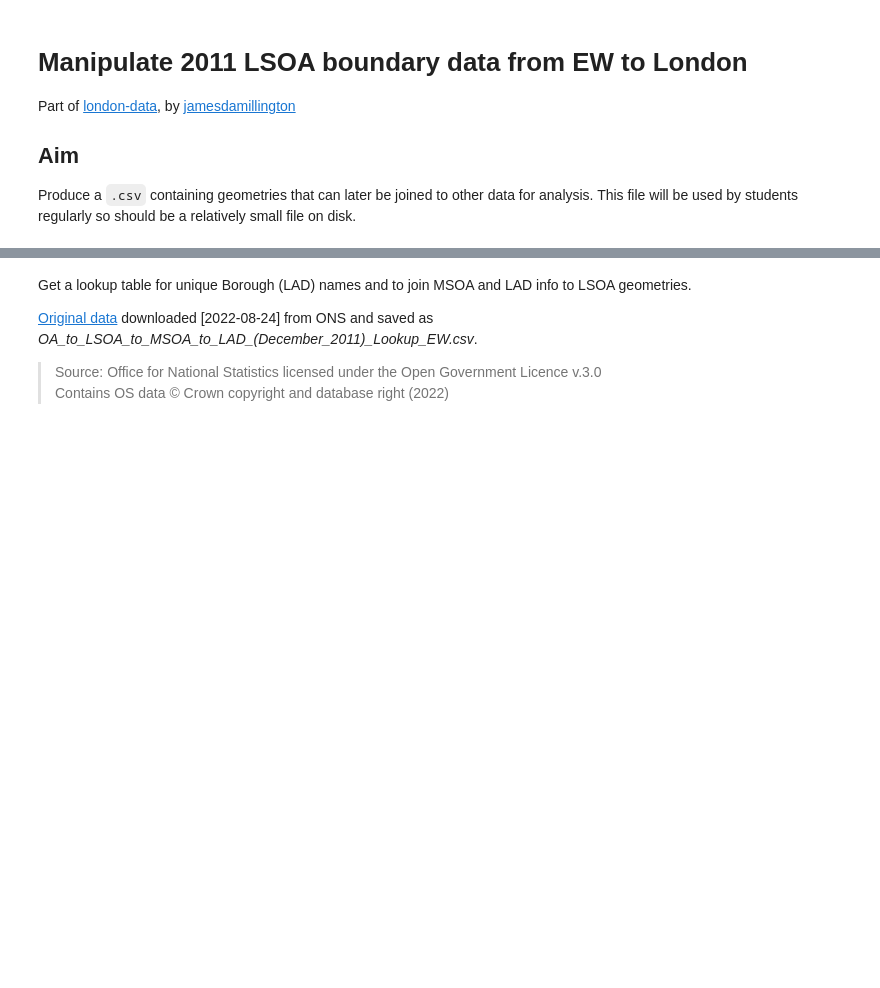
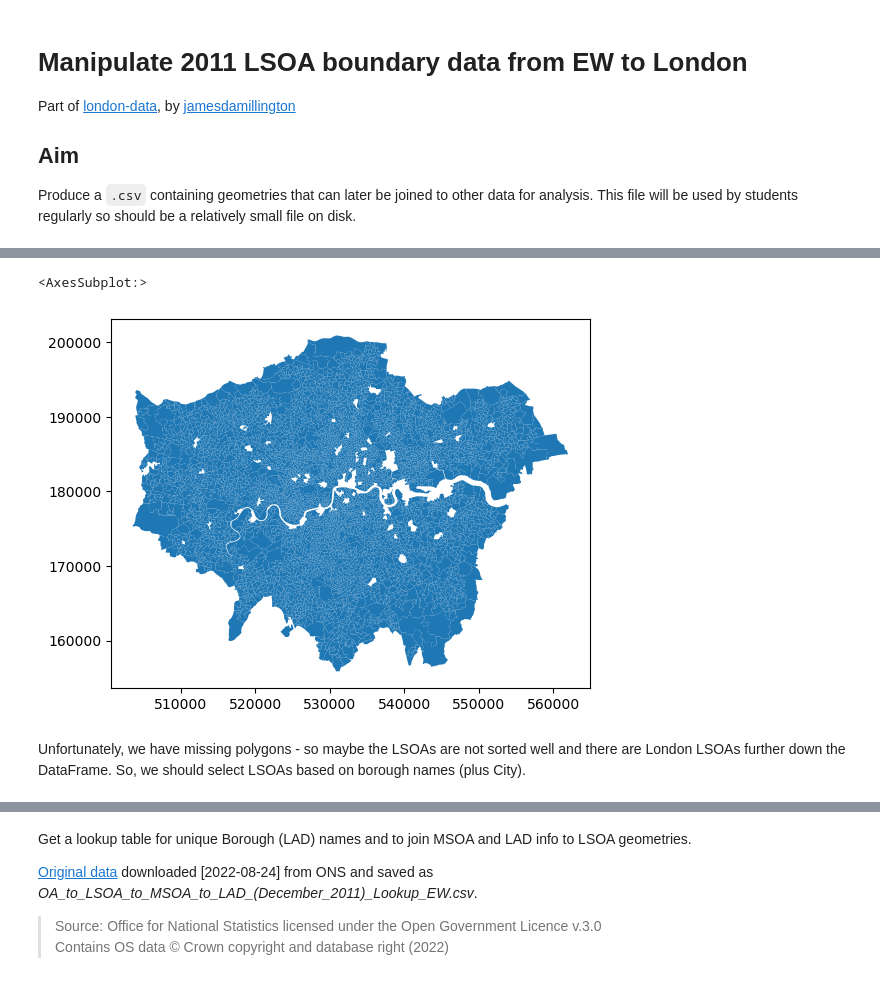
Before and after one commit to jamesdamillington/london-data, a Jupyter notebook: code/london-census2011-geography.ipynb, the cells around one changed output, grey strips where cells are left out. Saved outputs shown, nothing was run; the diff lists cells and outputs as text; code cells hidden in the pictures; blank space fills up the shorter version.

```diff
--- a/code/london-census2011-geography.ipynb
+++ b/code/london-census2011-geography.ipynb
@@ -19,0 +33,3 @@ from pathlib import Path
+# %%
+census_ipath = Path("../data/inputs/geographies/census/")
+boundaries = gpd.read_file(census_ipath / "LSOA_Dec_2011_Boundaries_Generalised_Clipped_BGC_EW_V3_2838119129839044524/LSOA_2011_EW_BGC_V3.shp").set_index('LSOA11NM')
@@ -19,0 +49,3 @@ from pathlib import Path
+# %%
+london = boundaries.loc[:'Westminster 013D',:]
+london.info()
@@ -19,0 +68,7 @@ from pathlib import Path
+# %%
+london.plot()
+# %% [output]
+<AxesSubplot:>
+[figure, added]
+# %% [markdown]
+Unfortunately, we have missing polygons - so maybe the LSOAs are not sorted well and there are London LSOAs further down the DataFrame. So, we should select LSOAs based on borough names (plus City).
```
Also changed, not shown: parts of 49 cells of this notebook, 16 other files.
